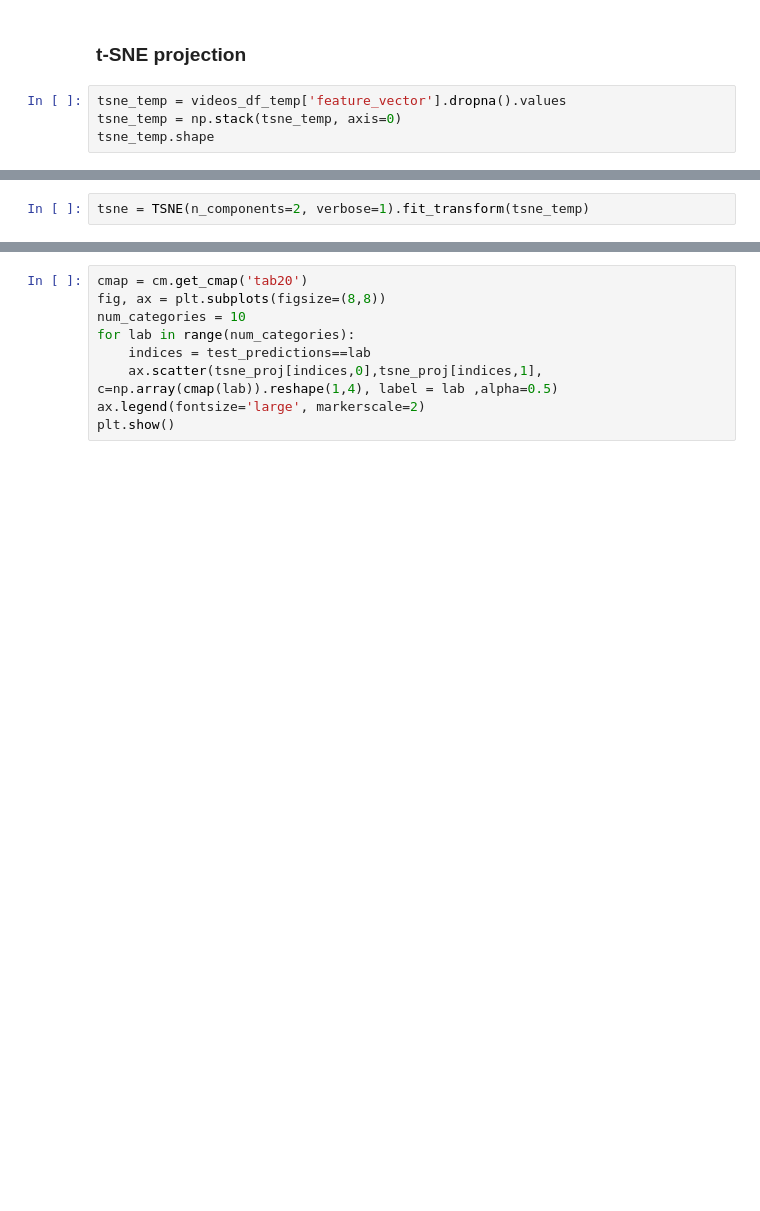
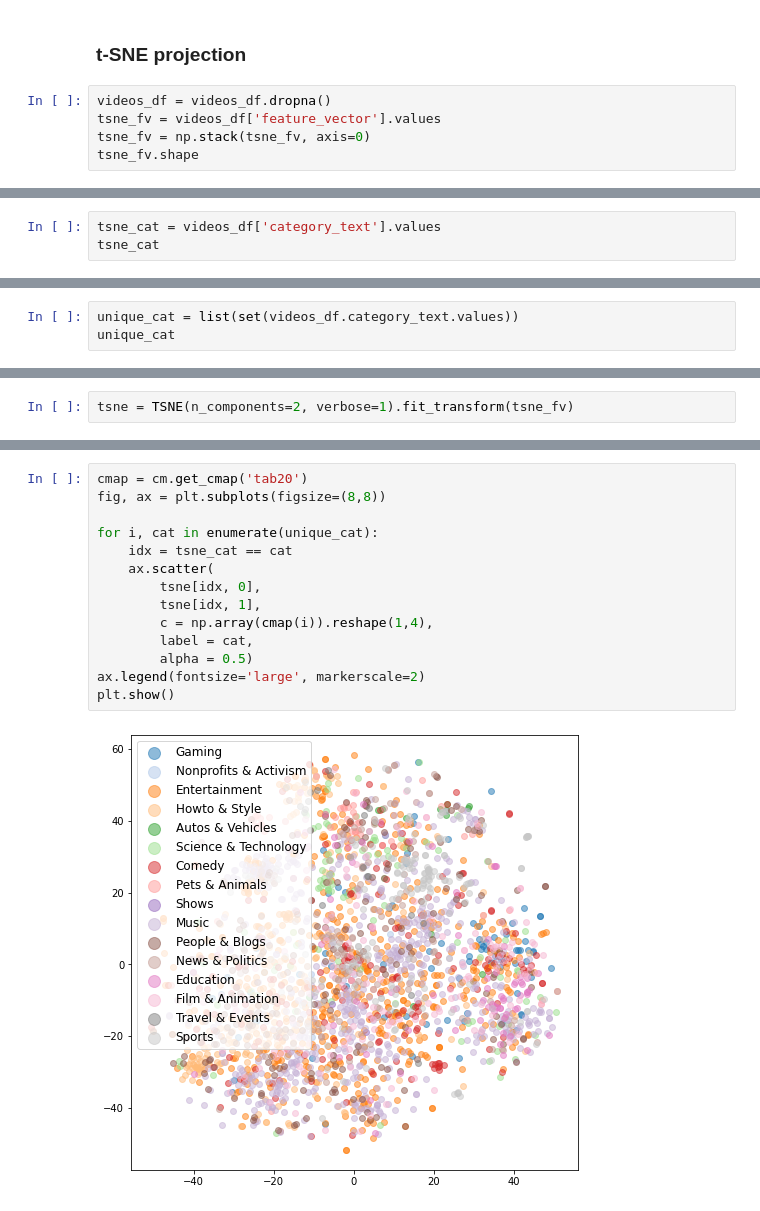
Before and after one commit to AxolotlOfConflagration/yt_trending_videos, a Jupyter notebook: checkpoint2.ipynb, the cells around one changed output, grey strips where cells are left out. Cells and saved outputs as stored; diff of their text form; blank space fills up the shorter version.

```diff
--- a/checkpoint2.ipynb
+++ b/checkpoint2.ipynb
@@ -149,7 +159,8 @@ array([array([ 0.03810157, -0.07571   ,  0.0931569 , ...,  0.04092859,
 # %% [markdown]
 ### t-SNE projection
 # %%
-tsne_temp = videos_df_temp['feature_vector'].dropna().values
-tsne_temp = np.stack(tsne_temp, axis=0)
-tsne_temp.shape
+videos_df = videos_df.dropna()
+tsne_fv = videos_df['feature_vector'].values
+tsne_fv = np.stack(tsne_fv, axis=0)
+tsne_fv.shape
 # %% [output]
@@ -167,0 +168,3 @@ array([[ 0.03810157, -0.07571   ,  0.0931569 , ...,  0.04092859,
+# %%
+tsne_cat = videos_df['category_text'].values
+tsne_cat
@@ -167,0 +174,3 @@ array([[ 0.03810157, -0.07571   ,  0.0931569 , ...,  0.04092859,
+# %%
+unique_cat = list(set(videos_df.category_text.values))
+unique_cat
@@ -168,3 +194,3 @@ array([[ 0.03810157, -0.07571   ,  0.0931569 , ...,  0.04092859,
 # %%
-tsne = TSNE(n_components=2, verbose=1).fit_transform(tsne_temp)
+tsne = TSNE(n_components=2, verbose=1).fit_transform(tsne_fv)
 # %% [output]
@@ -178,9 +206,16 @@ tsne = TSNE(n_components=2, verbose=1).fit_transform(tsne_temp)
 # %%
 cmap = cm.get_cmap('tab20')
 fig, ax = plt.subplots(figsize=(8,8))
-num_categories = 10
-for lab in range(num_categories):
-    indices = test_predictions==lab
-    ax.scatter(tsne_proj[indices,0],tsne_proj[indices,1], c=np.array(cmap(lab)).reshape(1,4), label = lab ,alpha=0.5)
+
+for i, cat in enumerate(unique_cat):
+    idx = tsne_cat == cat
+    ax.scatter(
+        tsne[idx, 0],
+        tsne[idx, 1],
+        c = np.array(cmap(i)).reshape(1,4),
+        label = cat,
+        alpha = 0.5)
 ax.legend(fontsize='large', markerscale=2)
 plt.show()
+# %% [output]
+[figure, added]
```
Also changed, not shown: parts of 29 cells of this notebook, 4 other files.
